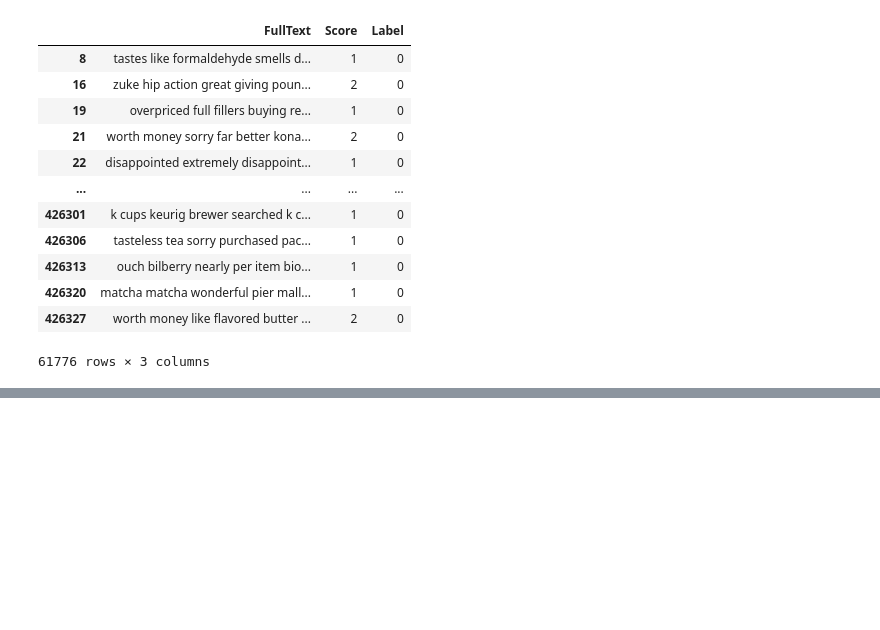
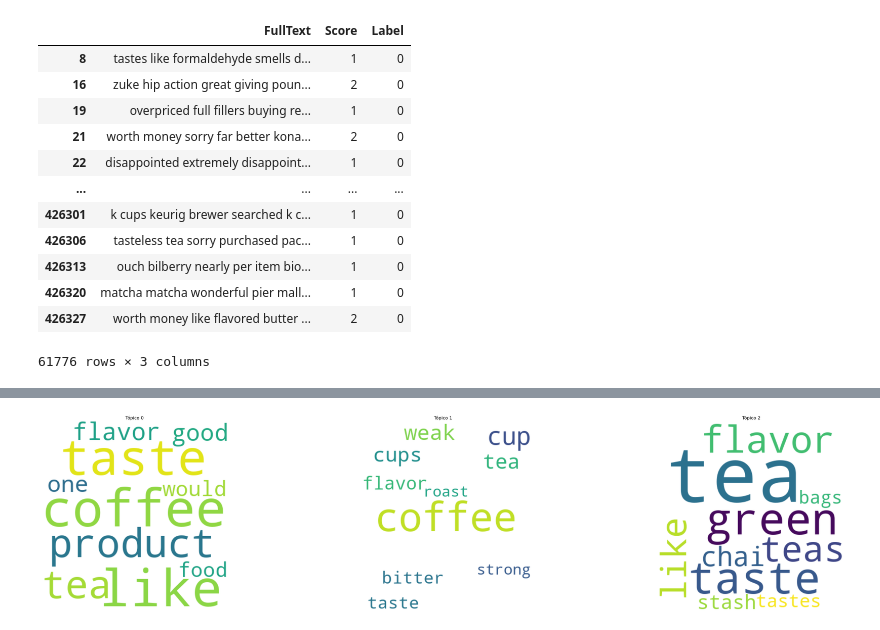
Before and after one commit to jmartingv/nlp-clasifier, a Jupyter notebook: notebook.ipynb, the cells around one changed output, grey strips where cells are left out. Cells and saved outputs as stored; diff of their text form; code cells hidden in the pictures; blank space fills up the shorter version.

```diff
--- a/notebook.ipynb
+++ b/notebook.ipynb
@@ -440,0 +550,8 @@ Topic 4
+# %%
+print("LSA")
+terms = vectorizer.get_feature_names_out()
+for i in range(0, 3):
+    print(f"Topic {i}")
+    topic = svd.components_[i]
+    topic = sorted(zip(topic, terms), key=lambda x: 1 - x[0])[0:10]
+    print(topic)
@@ -440,0 +566,25 @@ Topic 4
+# %%
+n_topics = 3
+fig, axs = plt.subplots(1, n_topics, figsize=(50, 10))  # Ajustar el tamaño total
+
+for i in range(n_topics):
+    # Obtén los componentes del tópico
+    topic = svd.components_[i]
+    # Asocia términos con sus frecuencias
+    topic_terms = sorted(zip(topic, terms), key=lambda x: x[0], reverse=True)[:10]
+    topic_dict = {term: abs(freq) for freq, term in topic_terms if isinstance(freq, (int, float))}
+
+    # Genera la nube de palabras
+    wordcloud = WordCloud(
+        width=400, height=400, background_color='white', min_font_size=18
+    ).generate_from_frequencies(topic_dict)
+
+    # Agrega la nube de palabras a los ejes
+    axs[i].imshow(wordcloud, interpolation='bilinear')
+    axs[i].set_title(f"Tópico {i}", fontsize=16)
+    axs[i].axis("off")
+
+plt.tight_layout()
+plt.show()
+# %% [output]
+[figure, added]
```
Also changed, not shown: parts of 17 cells of this notebook.
